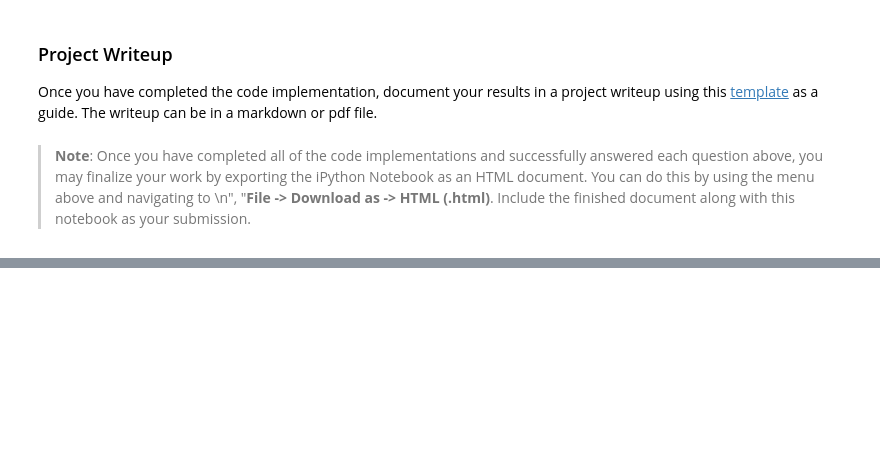
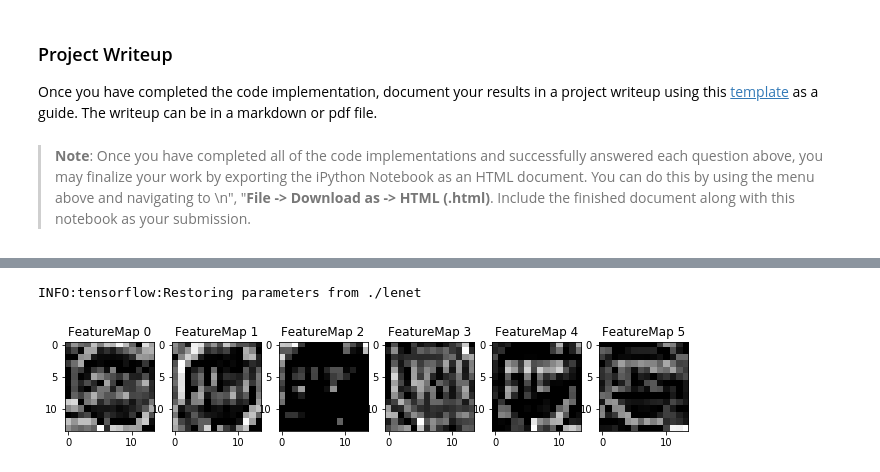
Before and after one commit to uv10000/P3, a Jupyter notebook: Traffic_Sign_Classifier.ipynb, the cells around one changed output, grey strips where cells are left out. Drawn from its saved outputs; the diff is of its cells as text; code cells hidden in the pictures; blank space fills up the shorter version.

```diff
--- a/Traffic_Sign_Classifier.ipynb
+++ b/Traffic_Sign_Classifier.ipynb
@@ -90,21 +90,20 @@ Number of classes = 43
 (34799, 32, 32, 3)
 (34799,)
 # %%
-#opotional append underrepresented classes (randomisation will occur lateron)
-ny=np.zeros(n_classes)
-for cl  in range(n_classes):
-    ny[cl] = np.sum(y_train==cl)
-    while ny[cl] <1000:
-        indexset=(y_train==cl)
-        #print(indexset)
-        #X_new=X_train[indexset,:,:,:]
-        #print(X_new.shape)
-        X_train = np.concatenate([X_train,X_train[indexset,:,:,:]],axis=0)
-        y_train = np.concatenate([y_train,y_train[indexset]],axis=0)
+#optional append underrepresented classes (randomisation will occur lateron)
+if True:
+    ny=np.zeros(n_classes)
+    for cl  in range(n_classes):
         ny[cl] = np.sum(y_train==cl)
-
-
-print(ny)
+        while ny[cl] <1000:
+            indexset=(y_train==cl)
+            #print(indexset)
+            #X_new=X_train[indexset,:,:,:]
+            #print(X_new.shape)
+            X_train = np.concatenate([X_train,X_train[indexset,:,:,:]],axis=0)
+            y_train = np.concatenate([y_train,y_train[indexset]],axis=0)
+            ny[cl] = np.sum(y_train==cl)
+    print(ny)
 # %% [output]
 [1440. 1980. 2010. 1260. 1770. 1650. 1440. 1290. 1260. 1320. 1800. 1170.
  1890. 1920. 1380. 1080. 1440. 1980. 1080. 1440. 1200. 1080. 1320. 1800.
@@ -806,0 +804,4 @@ np.max(rechts_vorbei_scaled)
+# %%
+myimage= stop_scaled  #rechts_vorbei_scaled
+plt.figure(figsize=(1,1))
+plt.imshow(myimage[:,:,0], cmap="gray")
@@ -809,31 +813,37 @@ np.max(rechts_vorbei_scaled)
 ### Feel free to use as many code cells as needed.
 
 # image_input: the test image being fed into the network to produce the feature maps
 # tf_activation: should be a tf variable name used during your training procedure that represents the calculated state of a specific weight layer
 # activation_min/max: can be used to view the activation contrast in more detail, by default matplot sets min and max to the actual min and max values of the output
 # plt_num: used to plot out multiple different weight feature map sets on the same block, just extend the plt number for each new feature map entry
 
 def outputFeatureMap(image_input, tf_activation, activation_min=-1, activation_max=-1 ,plt_num=1):
     # Here make sure to preprocess your image_input in a way your network expects
     # with size, normalization, ect if needed
     # image_input =
     # Note: x should be the same name as your network's tensorflow data placeholder variable
     # If you get an error tf_activation is not defined it may be having trouble accessing the variable from inside a function
     activation = tf_activation.eval(session=sess,feed_dict={x : [image_input]})
     featuremaps = activation.shape[3]
     plt.figure(plt_num, figsize=(15,15))
     for featuremap in range(featuremaps):
         plt.subplot(6,8, featuremap+1) # sets the number of feature maps to show on each row and column
         plt.title('FeatureMap ' + str(featuremap)) # displays the feature map number
         if activation_min != -1 & activation_max != -1:
             plt.imshow(activation[0,:,:, featuremap], interpolation="nearest", vmin =activation_min, vmax=activation_max, cmap="gray")
         elif activation_max != -1:
             plt.imshow(activation[0,:,:, featuremap], interpolation="nearest", vmax=activation_max, cmap="gray")
         elif activation_min !=-1:
             plt.imshow(activation[0,:,:, featuremap], interpolation="nearest", vmin=activation_min, cmap="gray")
         else:
             plt.imshow(activation[0,:,:, featuremap], interpolation="nearest", cmap="gray")
 
+
+
+
 with tf.Session() as sess:
     saver.restore(sess, './lenet')
-    outputFeatureMap(rechts_vorbei_scaled,ac2)
+    outputFeatureMap(myimage,ap1)
+# %% [output]
+INFO:tensorflow:Restoring parameters from ./lenet
+[figure, added]
```
Also changed, not shown: parts of 14 cells of this notebook, 4 other files.
